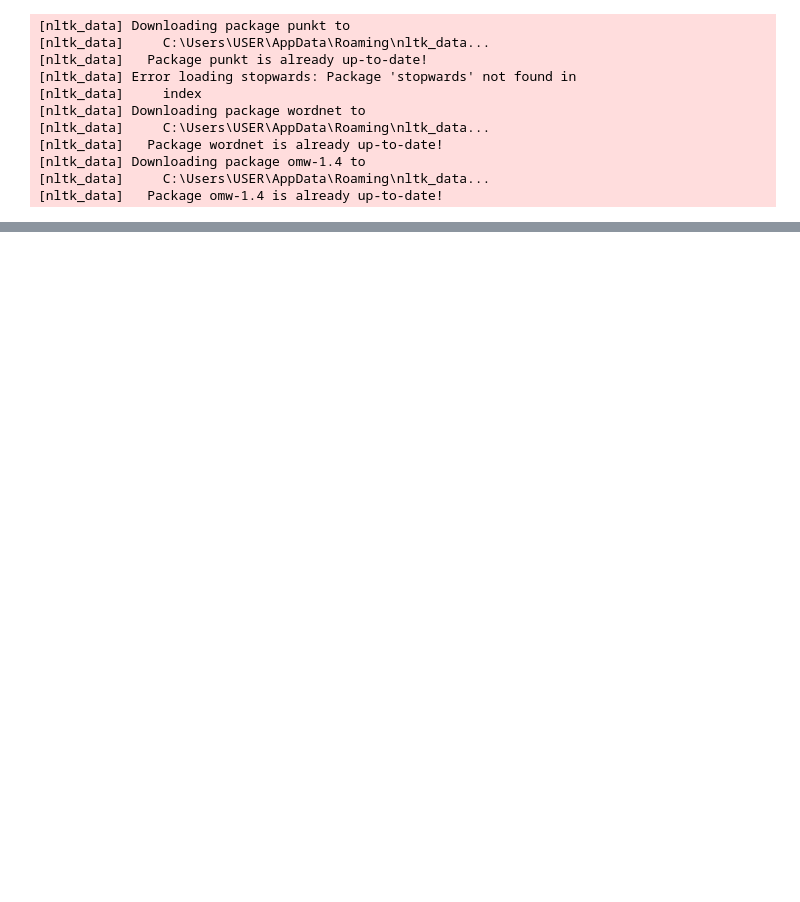
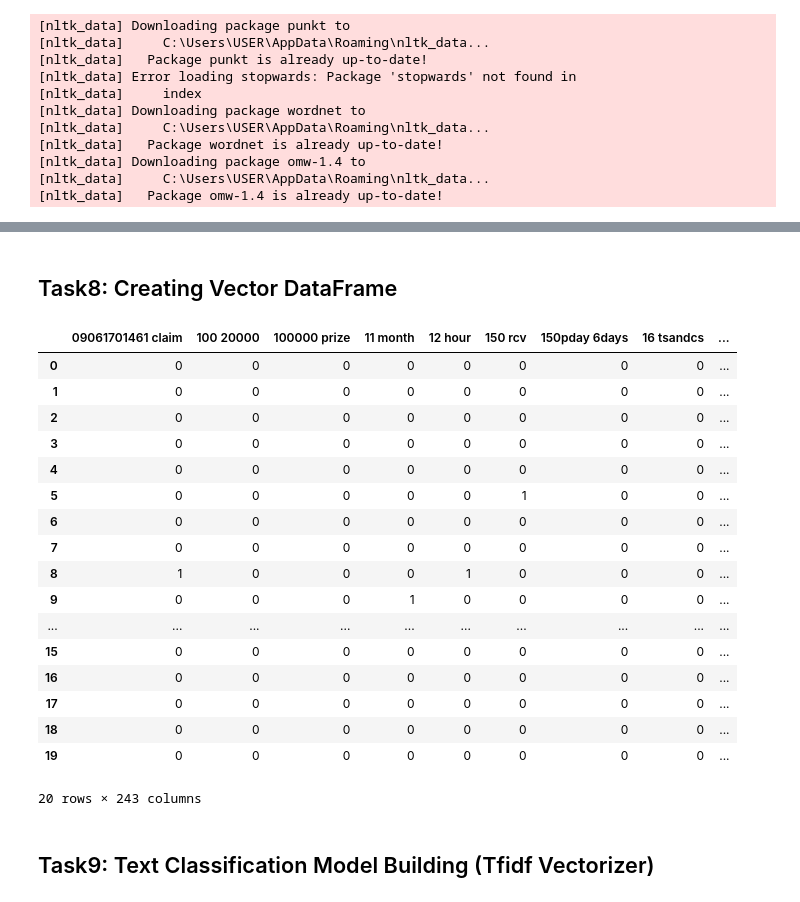
Before and after one commit to vivekpatiz/Machine-Learning, a Jupyter notebook: NLP - T3/NLP- Span detection.ipynb, the cells around one changed output, grey strips where cells are left out. Saved outputs shown, nothing was run; the diff lists cells and outputs as text; code cells hidden in the pictures; blank space fills up the shorter version.

```diff
--- a/NLP - T3/NLP- Span detection.ipynb
+++ b/NLP - T3/NLP- Span detection.ipynb
@@ -54,0 +162,10 @@ Matplotlib is building the font cache; this may take a moment.
+# %%
+wn = nltk.WordNetLemmatizer()
+# %%
+def lemmatizing(tokenized_text):
+    text = [wn.lemmatize(word) for word in tokenized_text]
+    return text
+
+df['content_lemmetized'] = df['content_nostop'].apply(lambda x: lemmatizing(x))
+
+df.head()
@@ -54,0 +190,2 @@ Matplotlib is building the font cache; this may take a moment.
+# %%
+df['cleaned_content'] = df['content_lemmetized'].apply(lambda x: " ".join(x))
@@ -54,0 +201,9 @@ Matplotlib is building the font cache; this may take a moment.
+# %%
+# this task is for sample displaying
+data_sample = df[0:20]
+
+cv = CountVectorizer(ngram_range=(2,2))
+result_vector = cv.fit_transform(data_sample['cleaned_content'])
+print(result_vector.shape)
+print(cv.get_feature_names_out())
+feature_names = list(cv.get_feature_names_out())
@@ -54,0 +248,27 @@ Matplotlib is building the font cache; this may take a moment.
+# %% [markdown]
+## Task8: Creating Vector DataFrame
+# %%
+result_vector_df = pd.DataFrame(result_vector.toarray())
+result_vector_df.columns = cv.get_feature_names_out()
+result_vector_df
+# %% [output]
+|  | 09061701461 claim | 100 20000 | 100000 prize | 11 month | 12 hour | 150 rcv | 150pday 6days | 16 tsandcs | ... |
+| 0 | 0 | 0 | 0 | 0 | 0 | 0 | 0 | 0 | ... |
+| 1 | 0 | 0 | 0 | 0 | 0 | 0 | 0 | 0 | ... |
+| 2 | 0 | 0 | 0 | 0 | 0 | 0 | 0 | 0 | ... |
+| 3 | 0 | 0 | 0 | 0 | 0 | 0 | 0 | 0 | ... |
+| 4 | 0 | 0 | 0 | 0 | 0 | 0 | 0 | 0 | ... |
+| 5 | 0 | 0 | 0 | 0 | 0 | 1 | 0 | 0 | ... |
+| 6 | 0 | 0 | 0 | 0 | 0 | 0 | 0 | 0 | ... |
+| 7 | 0 | 0 | 0 | 0 | 0 | 0 | 0 | 0 | ... |
+| 8 | 1 | 0 | 0 | 0 | 1 | 0 | 0 | 0 | ... |
+| 9 | 0 | 0 | 0 | 1 | 0 | 0 | 0 | 0 | ... |
+| ... | ... | ... | ... | ... | ... | ... | ... | ... | ... |
+| 15 | 0 | 0 | 0 | 0 | 0 | 0 | 0 | 0 | ... |
+| 16 | 0 | 0 | 0 | 0 | 0 | 0 | 0 | 0 | ... |
+| 17 | 0 | 0 | 0 | 0 | 0 | 0 | 0 | 0 | ... |
+| 18 | 0 | 0 | 0 | 0 | 0 | 0 | 0 | 0 | ... |
+| 19 | 0 | 0 | 0 | 0 | 0 | 0 | 0 | 0 | ... |
+20 rows × 243 columns
+# %% [markdown]
+## Task9: Text Classification Model Building (Tfidf Vectorizer)
```
Also changed, not shown: parts of 32 cells of this notebook, 1 other file.
